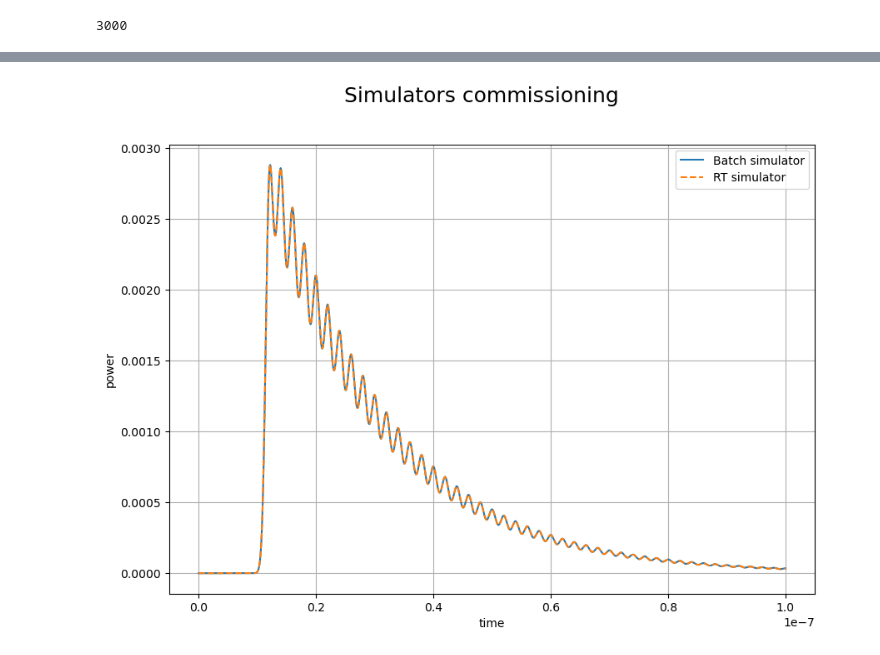
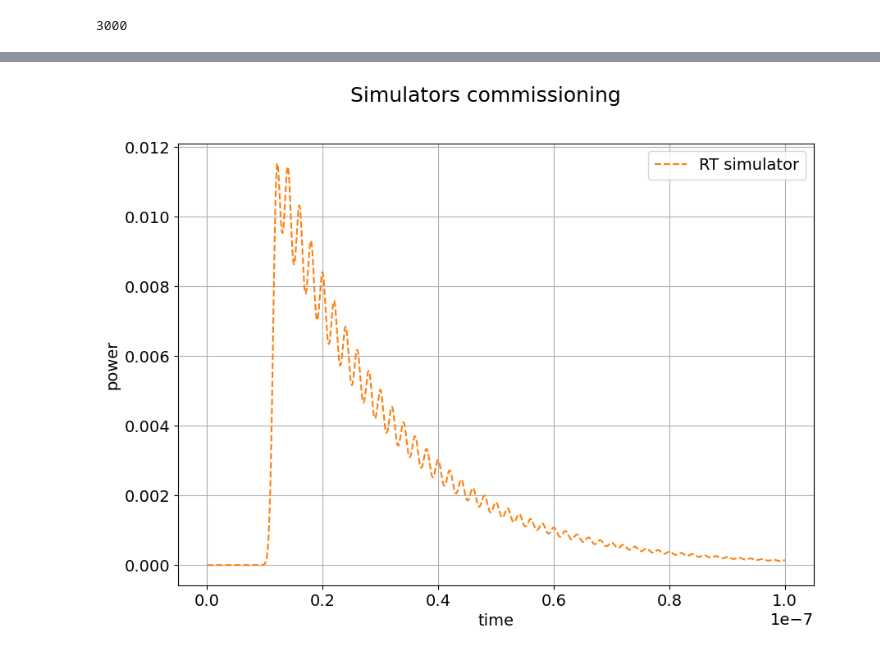
Before and after one commit to matib12/oreonspy, a Jupyter notebook: nb/Simulator development/Simulator commissioning pulse.ipynb, the cells around one changed output, grey strips where cells are left out. Saved outputs shown, nothing was run; the diff lists cells and outputs as text; code cells hidden in the pictures.

```diff
--- a/nb/Simulator development/Simulator commissioning pulse.ipynb
+++ b/nb/Simulator development/Simulator commissioning pulse.ipynb
@@ -189,7 +189,7 @@ def d(v,t,L):
     f = 200.e6  # Hz
     #return A*np.sin(2.*np.pi*f*t)
 # %%
-def E_in(t, fwhm_duration = 2.4e-9, t_peak=5*2.4e-9):
+def E_in_old(t, fwhm_duration = 2.4e-9, t_peak=5*2.4e-9):
     #return 1.
     #fwhm_duration = 2.4e-9
     #fwhm_duration = 3*2.4e-9
@@ -200,3 +200,16 @@ def E_in(t, fwhm_duration = 2.4e-9, t_peak=5*2.4e-9):
     return np.exp(-((t - t_peak)**2) / (2 * sigma**2))
     #return np.exp(-((t - t_peak)**2) / (2 * sigma**2))*np.exp(1j*(k-omega_0*t))
     #return A*np.sin(2.*np.pi*f*t)
+# %%
+def E_in(t, fwhm_duration = 2.4e-9, t_peak=5*2.4e-9, height=1.):
+    #return 1.
+    #fwhm_duration = 2.4e-9
+    #fwhm_duration = 3*2.4e-9
+    # Gaussian pulse: 2.4ns duration, peak at t=0.1s, max value 1
+    sigma = fwhm_duration / (np.sqrt(8 * np.log(2)))  # Convert FWHM to sigma
+    #t_peak = 0.005
+    #t_peak = 10*2.4e-9
+    #return height/(sigma * np.sqrt(2 * np.pi)) * np.exp(-((t - t_peak)**2) / (2 * sigma**2))
+    return height * np.exp(-((t - t_peak)**2) / (2 * sigma**2))
+    #return np.exp(-((t - t_peak)**2) / (2 * sigma**2))*np.exp(1j*(k-omega_0*t))
+    #return A*np.sin(2.*np.pi*f*t)
@@ -249,6 +297,7 @@ import time
 plt.rcParams['figure.figsize'] = [10, 7]
 
 def simulation_check(L, detuning=0., tau_factor=1., batch_simulation=False):
+    impulse_height = .2e-0*10
     duration = 100e-9  # s
     f_calc = 2.e12  # Hz
     number_of_points = int(duration*f_calc)
@@ -266,14 +315,14 @@ def simulation_check(L, detuning=0., tau_factor=1., batch_simulation=False):
     tau = cav_test.T
     tau = 2.*L/cav_test.c
     print("Tau: {0}".format(tau))
-    cav_test.simulation(k, E_in, d, fwhm_duration = tau*tau_factor, t_peak=5*2.4e-9)
+    cav_test.simulation(k, E_in, d, fwhm_duration = tau*tau_factor, t_peak=5*2.4e-9, impulse_height=impulse_height)
 
     # Batch simulation
     if batch_simulation:
         start_time = time.time()
 
         for idx, t in enumerate(tdata):
-            ein[idx] = E_in(t, fwhm_duration = tau*tau_factor, t_peak=5*2.4e-9)
+            ein[idx] = E_in(t, fwhm_duration = tau*tau_factor, t_peak=5*2.4e-9, height=impulse_height)
             res[idx] = cav_test.sim_step(t, 0.)
 
         end_time = time.time()
@@ -293,15 +342,15 @@ def simulation_check(L, detuning=0., tau_factor=1., batch_simulation=False):
 
     for idx, t in enumerate(tdata):
         #rt_sim_res[idx],_ = cavity.sim_step(1., 0, lambd/number_of_points)  # Moving mirror
-        rt_sim_res[idx],_ = cavity.sim_step(E_in(t, fwhm_duration = tau*tau_factor, t_peak=5*2.4e-9), 0., 0.)
+        rt_sim_res[idx],_ = cavity.sim_step(E_in(t, fwhm_duration = tau*tau_factor, t_peak=5*2.4e-9, height=impulse_height), 0., 0.)
 
     end_time = time.time()
     elapsed_time = end_time - start_time
     print(f"RT simulation took {elapsed_time:.4f} seconds")
 
     # Verify the input fields are identical
-    ein_from_batch = [cav_test.E_in(t, tau*tau_factor, 5*2.4e-9) for t in tdata]
-    ein_computed = [E_in(t, tau*tau_factor, 5*2.4e-9) for t in tdata]
+    ein_from_batch = [cav_test.E_in(t, tau*tau_factor, 5*2.4e-9, height=impulse_height) for t in tdata]
+    ein_computed = [E_in(t, tau*tau_factor, 5*2.4e-9, height=impulse_height) for t in tdata]
     print("Input fields match:", np.allclose(ein_from_batch, ein_computed))
     #plt.plot(tdata, ein_from_batch, label="E_in from batch")
     #plt.plot(tdata, ein_computed, label="E_in computed")
@@ -360,7 +409,7 @@ number_of_points
 # %% [output]
 3000
 # %%
-ein, res, rt_sim_res, tdata = simulation_check(L, detuning=0.0, tau_factor=1., batch_simulation=True)  # Static cavity
+ein, res, rt_sim_res, tdata = simulation_check(L, detuning=0.0, tau_factor=1., batch_simulation=False)  # Static cavity
 # %% [output]
 Number of points: 200000
 Tau: 2.0013711752548494e-09
@@ -378,8 +424,8 @@ cavity L0.29999799200000005
 Input fields match: True
 # %%
-simulation_check_plot(ein, res, rt_sim_res, tdata, full_plot=False, batch_simulation=True)
+simulation_check_plot(ein, res, rt_sim_res, tdata, full_plot=False, batch_simulation=False)
 # %% [output]
-[figure, old version]
+[figure, new version]
 # %% [markdown]
 ## Plots for various detunings
 
```
Also changed, not shown: parts of 6 cells of this notebook.
